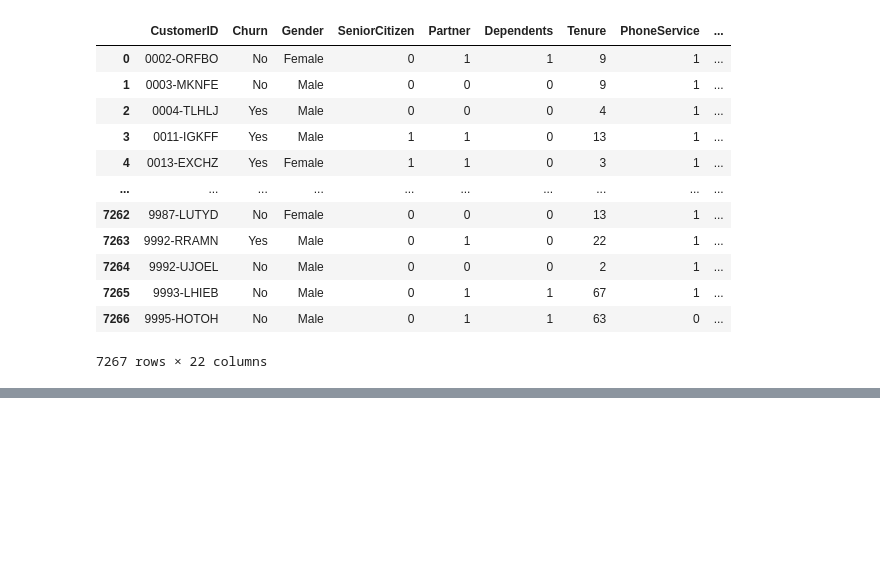
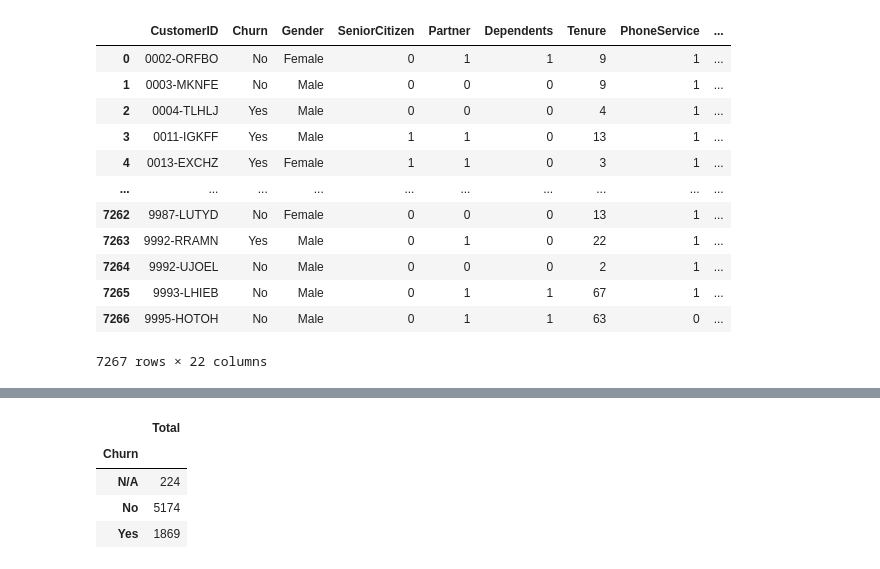
Before and after one commit to sallylpez/Telecom-X_Alura, a Jupyter notebook: Telecom_X_Alura.ipynb, the cells around one changed output, grey strips where cells are left out. Cells and saved outputs as stored; diff of their text form; code cells hidden in the pictures; blank space fills up the shorter version.

```diff
--- a/Telecom_X_Alura.ipynb
+++ b/Telecom_X_Alura.ipynb
@@ -320,0 +332,10 @@ df
+# %%
+df1=df.groupby('Churn').size().reset_index(name='Total')
+df1 = df1.set_index('Churn')
+df1
+# %% [output]
+|  | Total |
+| Churn |  |
+| N/A | 224 |
+| No | 5174 |
+| Yes | 1869 |
```
Also changed, not shown: parts of 4 cells of this notebook.
